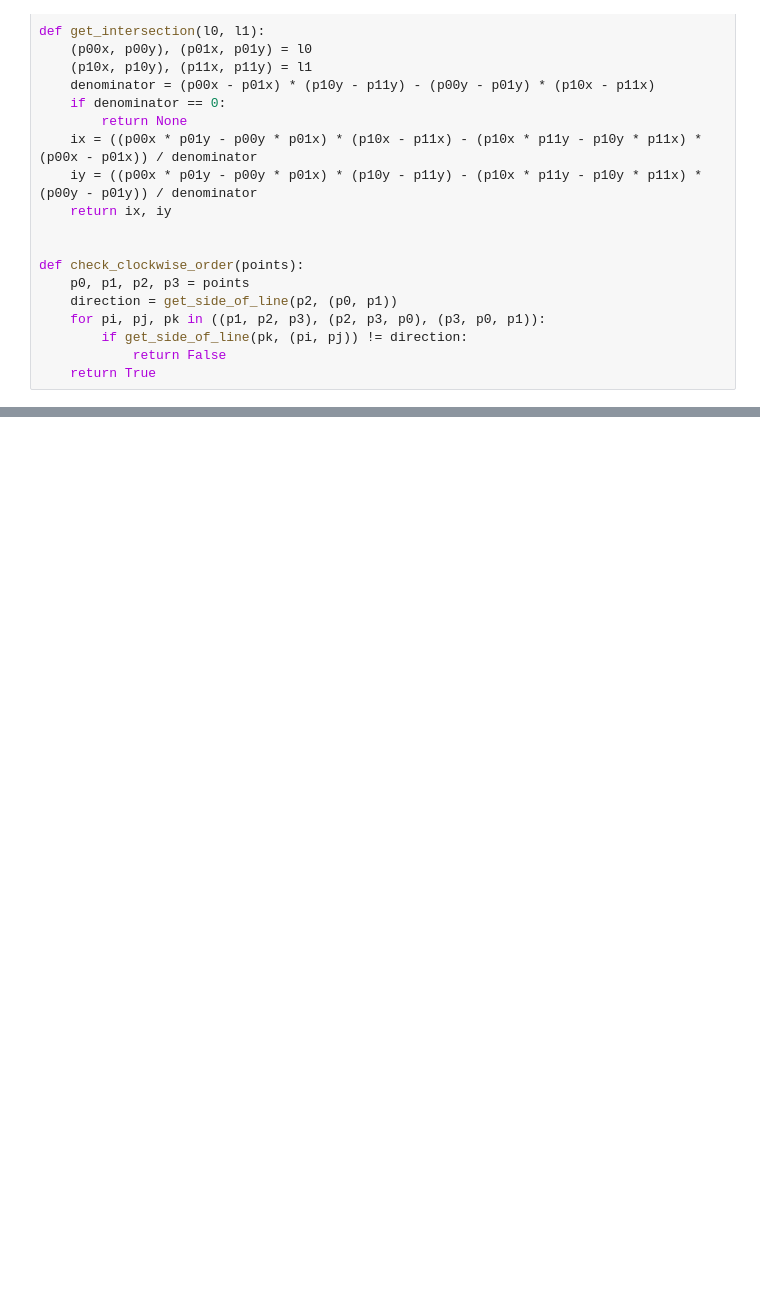
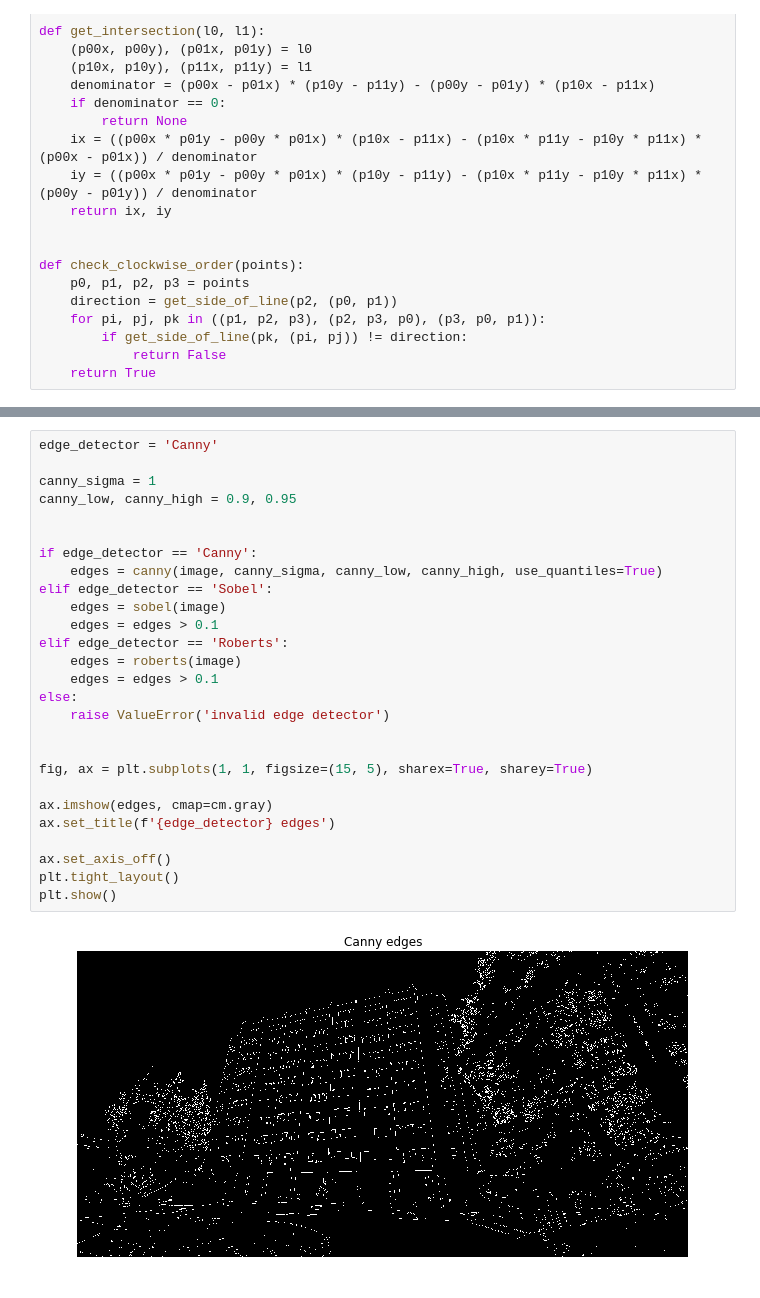
Before and after one commit to oortega20/CS294-final_project, a Jupyter notebook: code.ipynb, the cells around one changed output, grey strips where cells are left out. Drawn from its saved outputs; the diff is of its cells as text; blank space fills up the shorter version.

```diff
--- a/code.ipynb
+++ b/code.ipynb
@@ -139,0 +163,29 @@ def quadrilateral_to_rectangle(quadrilateral):
+# %%
+edge_detector = 'Canny'
+
+canny_sigma = 1
+canny_low, canny_high = 0.9, 0.95
+
+
+if edge_detector == 'Canny':
+    edges = canny(image, canny_sigma, canny_low, canny_high, use_quantiles=True)
+elif edge_detector == 'Sobel':
+    edges = sobel(image)
+    edges = edges > 0.1
+elif edge_detector == 'Roberts':
+    edges = roberts(image)
+    edges = edges > 0.1
+else:
+    raise ValueError('invalid edge detector')
+
+
+fig, ax = plt.subplots(1, 1, figsize=(15, 5), sharex=True, sharey=True)
+
+ax.imshow(edges, cmap=cm.gray)
+ax.set_title(f'{edge_detector} edges')
+
+ax.set_axis_off()
+plt.tight_layout()
+plt.show()
+# %% [output]
+[figure, added]
```
Also changed, not shown: parts of 10 cells of this notebook, 1 other file.
